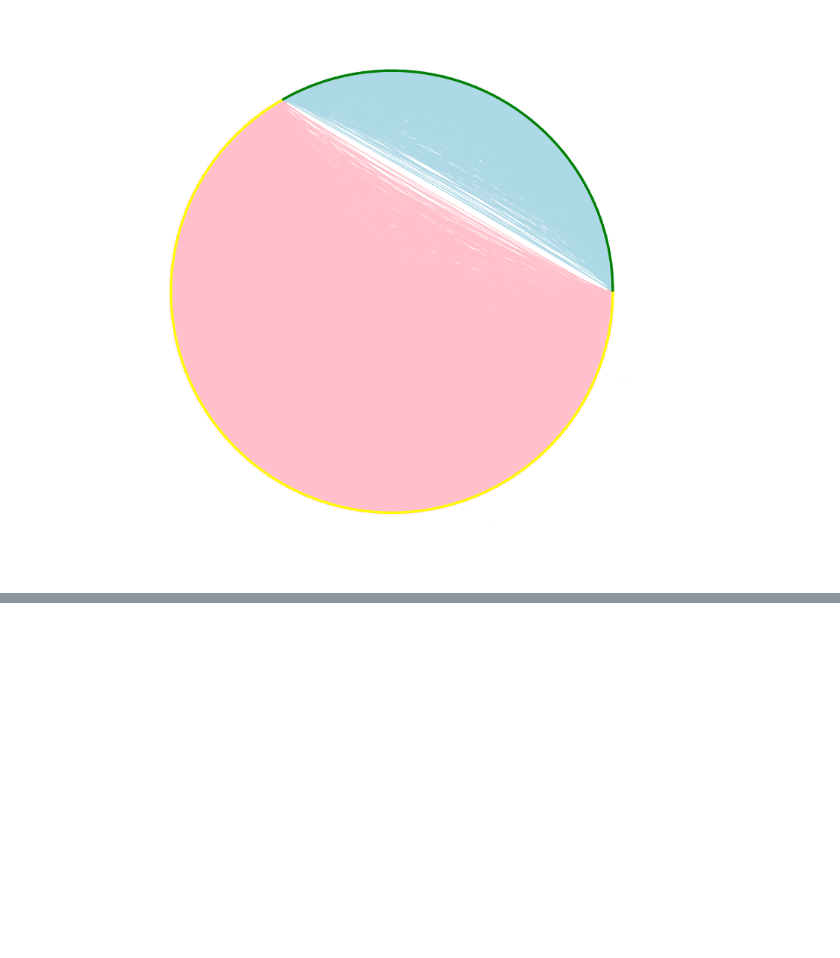
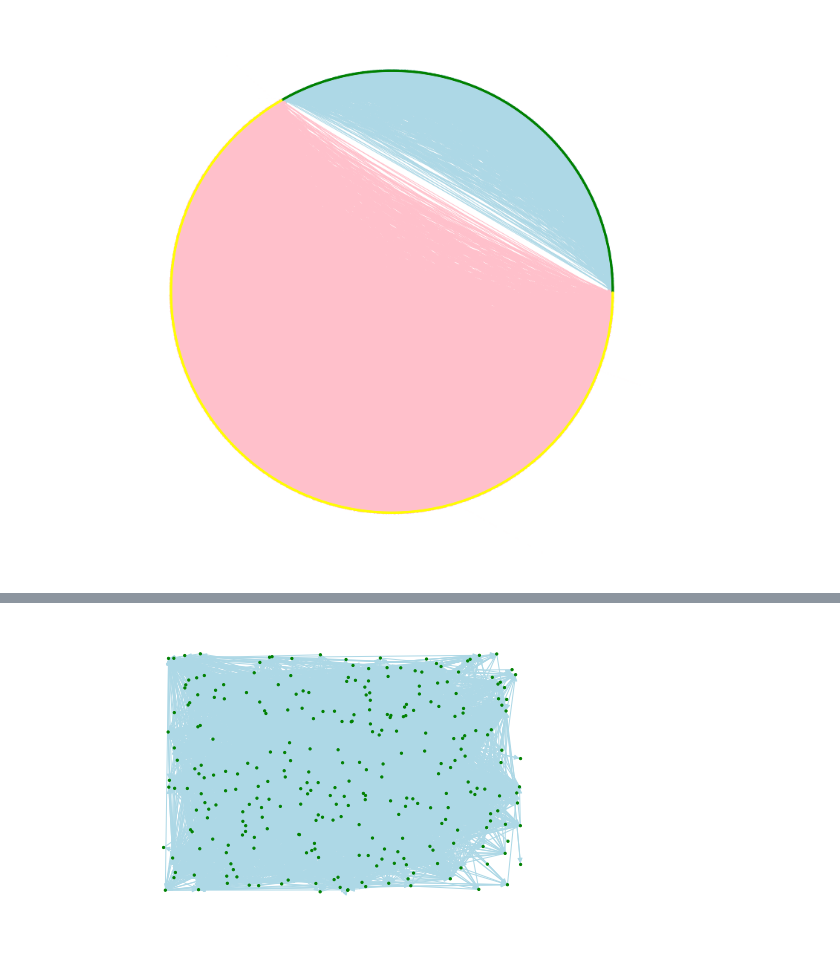
Before and after one commit to Tribler/incremental-pagerank, a Jupyter notebook: Report.ipynb, the cells around one changed output, grey strips where cells are left out. Cells and saved outputs as stored; diff of their text form; code cells hidden in the pictures; blank space fills up the shorter version.

```diff
--- a/Report.ipynb
+++ b/Report.ipynb
@@ -816,0 +945,32 @@ plt.show()
+# %%
+"""
+The code below opens the trustchain data set and and runs the Monte Carlo page rank algorithm on a graph generated
+from all transactions blocks, where nodes correspond to peers and edge weights to net flows of data in between peers.
+The execution of the entire code takes roughly 120 seconds. Loading the data set only needs to be done once. Thereafter
+the page ranks are computed incrementally upon changes in the graph.
+"""
+import networkx as nx
+import matplotlib.pyplot as plt
+
+file_path = "C:\\Users\\alexa\\Documents\\TU Delft\\Course material\\Other\\Blockchain\\Blockchain Lab\\Incremental Pagerank\\"
+file_name = "trustchain"
+
+gr = GraphReduction2(file_path, file_name)
+gr.open_data_set()
+graph = gr.graph
+graph.add_nodes_from(gr.nodes[:len(gr.nodes)-5])
+graph.add_weighted_edges_from(gr.edges[:len(gr.edges)-20])
+
+node_color = []
+edge_color = []
+
+for node in graph.nodes():
+    node_color.append('green')
+for edge in graph.edges():
+    edge_color.append('lightblue')
+
+plt.figure(figsize=(10, 10))
+nx.draw_random(graph, node_size=5, edge_width=0.00001, edge_color=edge_color, node_color=node_color)
+plt.show()
+# %% [output]
+[figure, added]
```
Also changed, not shown: parts of 11 cells of this notebook.
